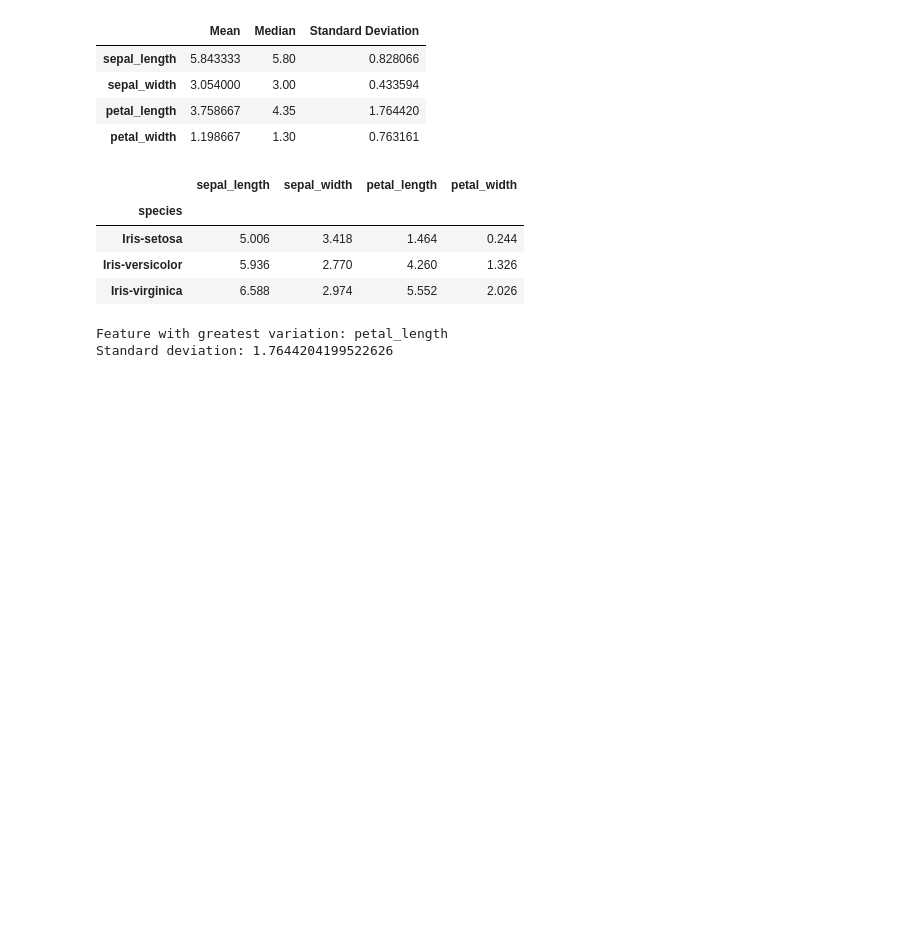
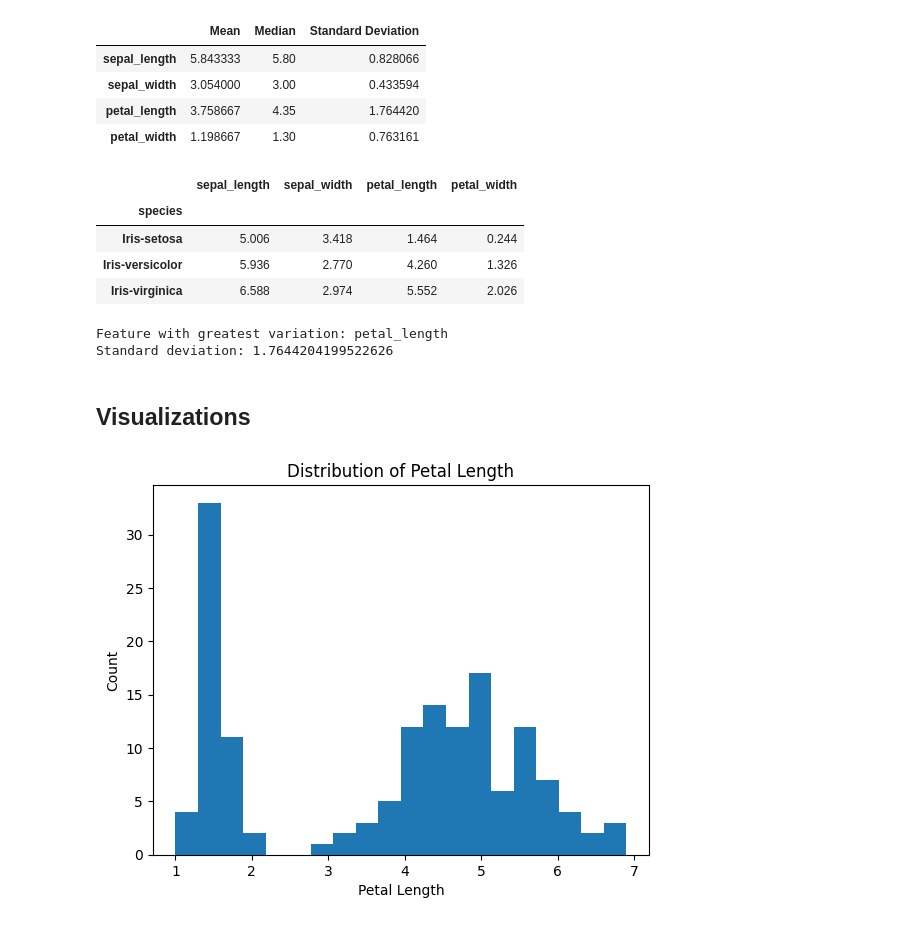
Before and after one commit to andrianllmm/ds100-ws1, a Jupyter notebook: eda.ipynb, the cells around one changed output. Saved outputs shown, nothing was run; the diff lists cells and outputs as text; code cells hidden in the pictures; blank space fills up the shorter version.

Commit message:
Add visualizations

```diff
--- a/eda.ipynb
+++ b/eda.ipynb
@@ -89,3 +89,13 @@ print("Standard deviation:", std_dev.max())
 # %% [output]
 Feature with greatest variation: petal_length
 Standard deviation: 1.7644204199522626
+# %% [markdown]
+## Visualizations
+# %%
+plt.hist(df['petal_length'], bins=20)
+plt.title('Distribution of Petal Length')
+plt.xlabel('Petal Length')
+plt.ylabel('Count')
+plt.show()
+# %% [output]
+[figure, added]
```
Also changed, not shown: parts of 2 cells of this notebook.
